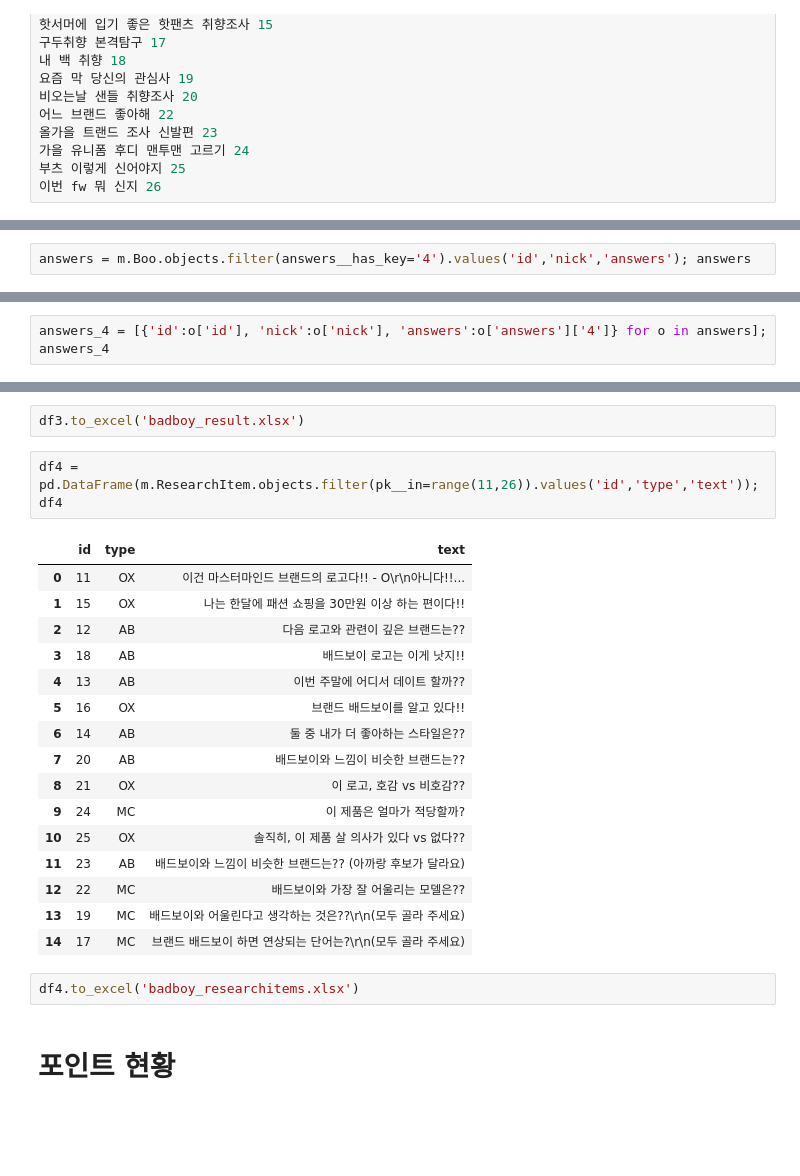
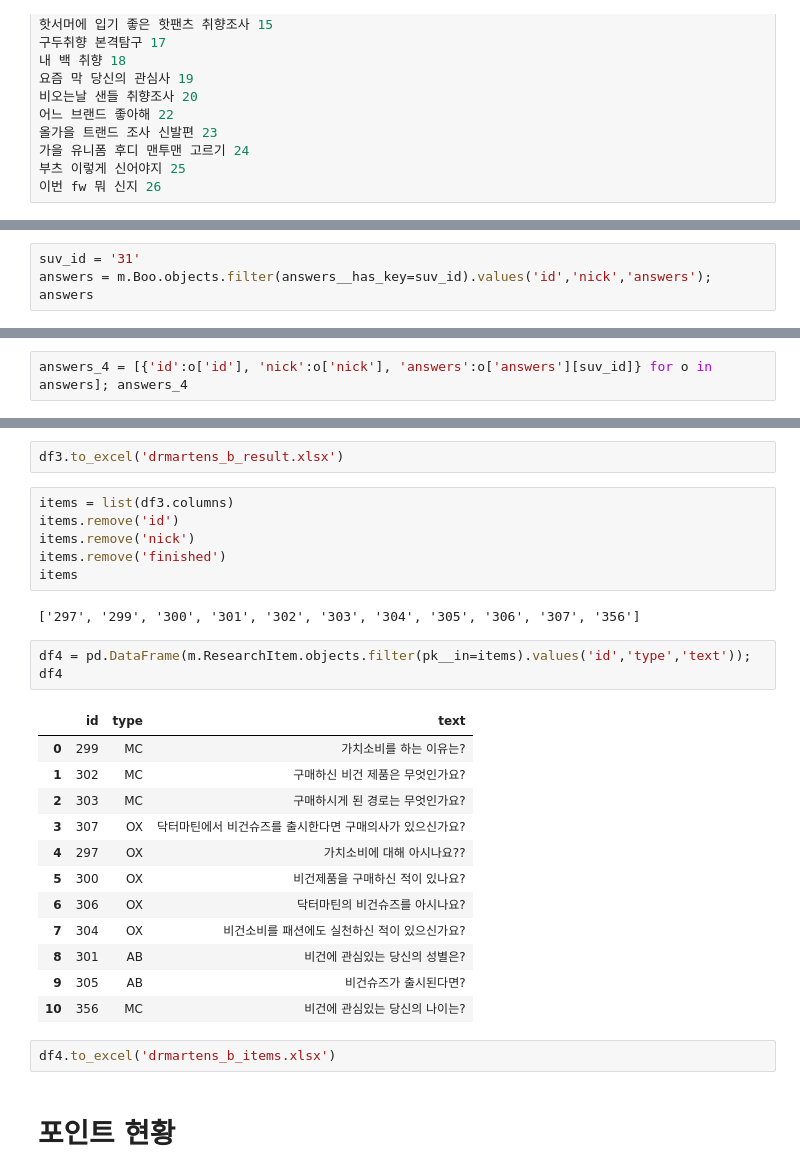
Before and after one commit to gem763/maskplay, a Jupyter notebook: data/트랜젝션 분석하기.ipynb, the cells around one changed output, grey strips where cells are left out. Cells and saved outputs as stored; diff of their text form; blank space fills up the shorter version.

```diff
--- a/data/트랜젝션 분석하기.ipynb
+++ b/data/트랜젝션 분석하기.ipynb
@@ -223,3 +216,4 @@ pd.DataFrame({
 # %%
-answers = m.Boo.objects.filter(answers__has_key='4').values('id','nick','answers'); answers
+suv_id = '31'
+answers = m.Boo.objects.filter(answers__has_key=suv_id).values('id','nick','answers'); answers
 # %% [output]
@@ -227,3 +221,3 @@ answers = m.Boo.objects.filter(answers__has_key='4').values('id','nick','answers
 # %%
-answers_4 = [{'id':o['id'], 'nick':o['nick'], 'answers':o['answers']['4']} for o in answers]; answers_4
+answers_4 = [{'id':o['id'], 'nick':o['nick'], 'answers':o['answers'][suv_id]} for o in answers]; answers_4
 # %% [output]
@@ -306,26 +312,30 @@ df3 = pd.concat([df, df2], axis=1).drop(['answers'], axis=1); df3
 # %%
-df3.to_excel('badboy_result.xlsx')
+df3.to_excel('drmartens_b_result.xlsx')
+# %%
+items = list(df3.columns)
+items.remove('id')
+items.remove('nick')
+items.remove('finished')
+items
+# %% [output]
+['297', '299', '300', '301', '302', '303', '304', '305', '306', '307', '356']
 # %%
-df4 = pd.DataFrame(m.ResearchItem.objects.filter(pk__in=range(11,26)).values('id','type','text')); df4
+df4 = pd.DataFrame(m.ResearchItem.objects.filter(pk__in=items).values('id','type','text')); df4
 # %% [output]
 |  | id | type | text |
-| 0 | 11 | OX | 이건 마스터마인드 브랜드의 로고다!! - O\r\n아니다!!... |
-| 1 | 15 | OX | 나는 한달에 패션 쇼핑을 30만원 이상 하는 편이다!! |
-| 2 | 12 | AB | 다음 로고와 관련이 깊은 브랜드는?? |
-| 3 | 18 | AB | 배드보이 로고는 이게 낫지!! |
-| 4 | 13 | AB | 이번 주말에 어디서 데이트 할까?? |
-| 5 | 16 | OX | 브랜드 배드보이를 알고 있다!! |
-| 6 | 14 | AB | 둘 중 내가 더 좋아하는 스타일은?? |
-| 7 | 20 | AB | 배드보이와 느낌이 비슷한 브랜드는?? |
-| 8 | 21 | OX | 이 로고, 호감 vs 비호감?? |
-| 9 | 24 | MC | 이 제품은 얼마가 적당할까? |
-| 10 | 25 | OX | 솔직히, 이 제품 살 의사가 있다 vs 없다?? |
-| 11 | 23 | AB | 배드보이와 느낌이 비슷한 브랜드는?? (아까랑 후보가 달라요) |
-| 12 | 22 | MC | 배드보이와 가장 잘 어울리는 모델은?? |
-| 13 | 19 | MC | 배드보이와 어울린다고 생각하는 것은??\r\n(모두 골라 주세요) |
-| 14 | 17 | MC | 브랜드 배드보이 하면 연상되는 단어는?\r\n(모두 골라 주세요) |
+| 0 | 299 | MC | 가치소비를 하는 이유는? |
+| 1 | 302 | MC | 구매하신 비건 제품은 무엇인가요? |
+| 2 | 303 | MC | 구매하시게 된 경로는 무엇인가요? |
+| 3 | 307 | OX | 닥터마틴에서 비건슈즈를 출시한다면 구매의사가 있으신가요? |
+| 4 | 297 | OX | 가치소비에 대해 아시나요?? |
+| 5 | 300 | OX | 비건제품을 구매하신 적이 있나요? |
+| 6 | 306 | OX | 닥터마틴의 비건슈즈를 아시나요? |
+| 7 | 304 | OX | 비건소비를 패션에도 실천하신 적이 있으신가요? |
+| 8 | 301 | AB | 비건에 관심있는 당신의 성별은? |
+| 9 | 305 | AB | 비건슈즈가 출시된다면? |
+| 10 | 356 | MC | 비건에 관심있는 당신의 나이는? |
 # %%
-df4.to_excel('badboy_researchitems.xlsx')
+df4.to_excel('drmartens_b_items.xlsx')
 # %% [markdown]
 # 포인트 현황
 # %%
```
Also changed, not shown: parts of 8 cells of this notebook, 26 other files.
